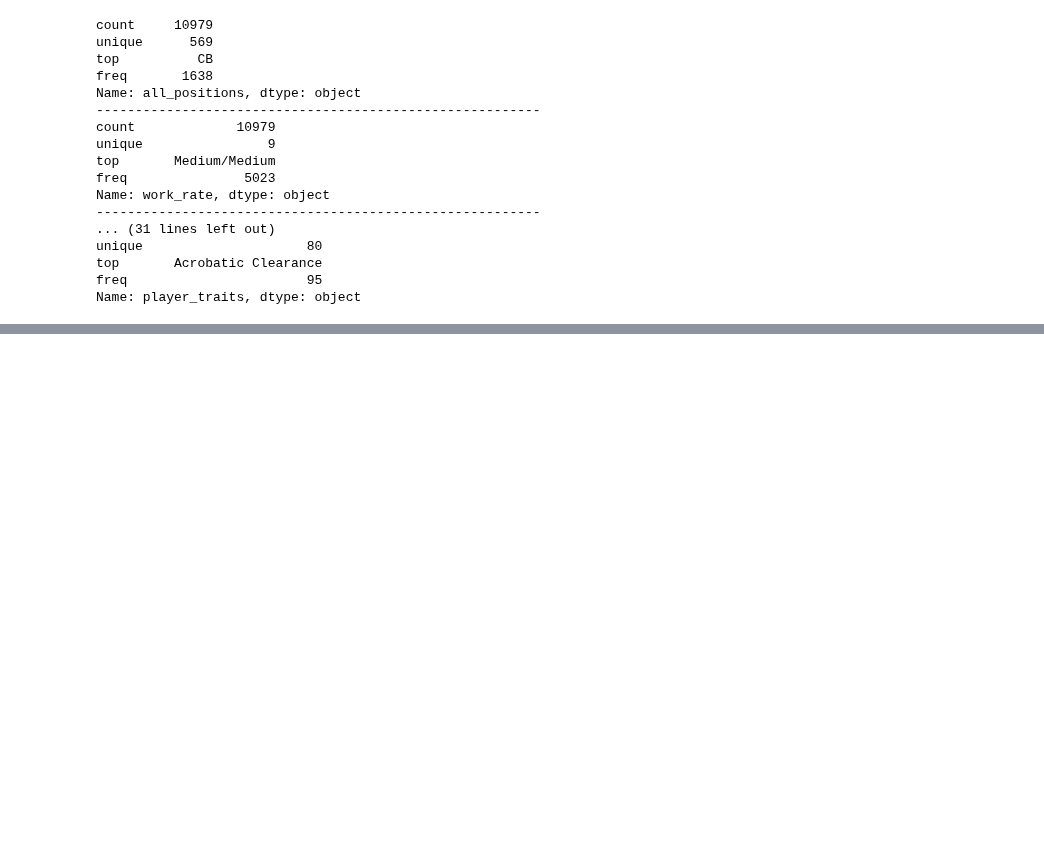
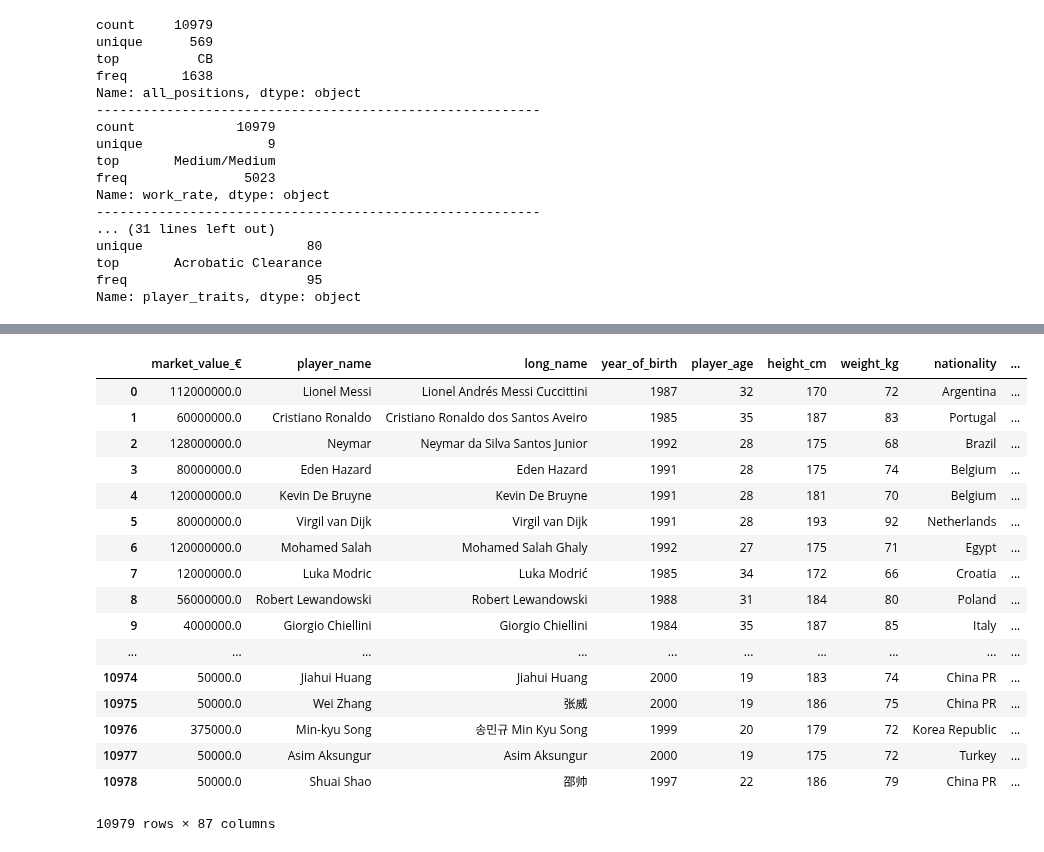
Before and after one commit to fabwerk90/FIFA-20---Market-value-prediction, a Jupyter notebook: d_data_cleaning.ipynb, the cells around one changed output, grey strips where cells are left out. Cells and saved outputs as stored; diff of their text form; code cells hidden in the pictures; blank space fills up the shorter version.

```diff
--- a/d_data_cleaning.ipynb
+++ b/d_data_cleaning.ipynb
@@ -514,0 +515,43 @@ df_gk
+# %%
+# rearrange columns
+
+def movecol(df, cols_to_move=[], ref_col='', place='After'):
+
+    cols = df.columns.tolist()
+    if place == 'After':
+        seg1 = cols[:list(cols).index(ref_col) + 1]
+        seg2 = cols_to_move
+    if place == 'Before':
+        seg1 = cols[:list(cols).index(ref_col)]
+        seg2 = cols_to_move + [ref_col]
+
+    seg1 = [i for i in seg1 if i not in seg2]
+    seg3 = [i for i in cols if i not in seg1 + seg2]
+
+    return(df[seg1 + seg2 + seg3])
+
+df_fp = movecol(df_fp, cols_to_move=["market_value_€"], ref_col="player_name", place="Before")
+df_fp = movecol(df_fp, cols_to_move=["year_of_birth", "player_age"], ref_col="height_cm", place="Before")
+df_gk = movecol(df_gk, cols_to_move=["market_value_€"], ref_col="player_name", place="Before")
+df_gk = movecol(df_gk, cols_to_move=["year_of_birth", "player_age"], ref_col="height_cm", place="Before")
+# %%
+df_fp
+# %% [output]
+|  | market_value_€ | player_name | long_name | year_of_birth | player_age | height_cm | weight_kg | nationality | ... |
+| 0 | 112000000.0 | Lionel Messi | Lionel Andrés Messi Cuccittini | 1987 | 32 | 170 | 72 | Argentina | ... |
+| 1 | 60000000.0 | Cristiano Ronaldo | Cristiano Ronaldo dos Santos Aveiro | 1985 | 35 | 187 | 83 | Portugal | ... |
+| 2 | 128000000.0 | Neymar | Neymar da Silva Santos Junior | 1992 | 28 | 175 | 68 | Brazil | ... |
+| 3 | 80000000.0 | Eden Hazard | Eden Hazard | 1991 | 28 | 175 | 74 | Belgium | ... |
+| 4 | 120000000.0 | Kevin De Bruyne | Kevin De Bruyne | 1991 | 28 | 181 | 70 | Belgium | ... |
+| 5 | 80000000.0 | Virgil van Dijk | Virgil van Dijk | 1991 | 28 | 193 | 92 | Netherlands | ... |
+| 6 | 120000000.0 | Mohamed Salah | Mohamed Salah Ghaly | 1992 | 27 | 175 | 71 | Egypt | ... |
+| 7 | 12000000.0 | Luka Modric | Luka Modrić | 1985 | 34 | 172 | 66 | Croatia | ... |
+| 8 | 56000000.0 | Robert Lewandowski | Robert Lewandowski | 1988 | 31 | 184 | 80 | Poland | ... |
+| 9 | 4000000.0 | Giorgio Chiellini | Giorgio Chiellini | 1984 | 35 | 187 | 85 | Italy | ... |
+| ... | ... | ... | ... | ... | ... | ... | ... | ... | ... |
+| 10974 | 50000.0 | Jiahui Huang | Jiahui Huang | 2000 | 19 | 183 | 74 | China PR | ... |
+| 10975 | 50000.0 | Wei Zhang | 张威 | 2000 | 19 | 186 | 75 | China PR | ... |
+| 10976 | 375000.0 | Min-kyu Song | 송민규 Min Kyu Song | 1999 | 20 | 179 | 72 | Korea Republic | ... |
+| 10977 | 50000.0 | Asim Aksungur | Asim Aksungur | 2000 | 19 | 175 | 72 | Turkey | ... |
+| 10978 | 50000.0 | Shuai Shao | 邵帅 | 1997 | 22 | 186 | 79 | China PR | ... |
+10979 rows × 87 columns
```
Also changed, not shown: parts of 3 cells of this notebook.
